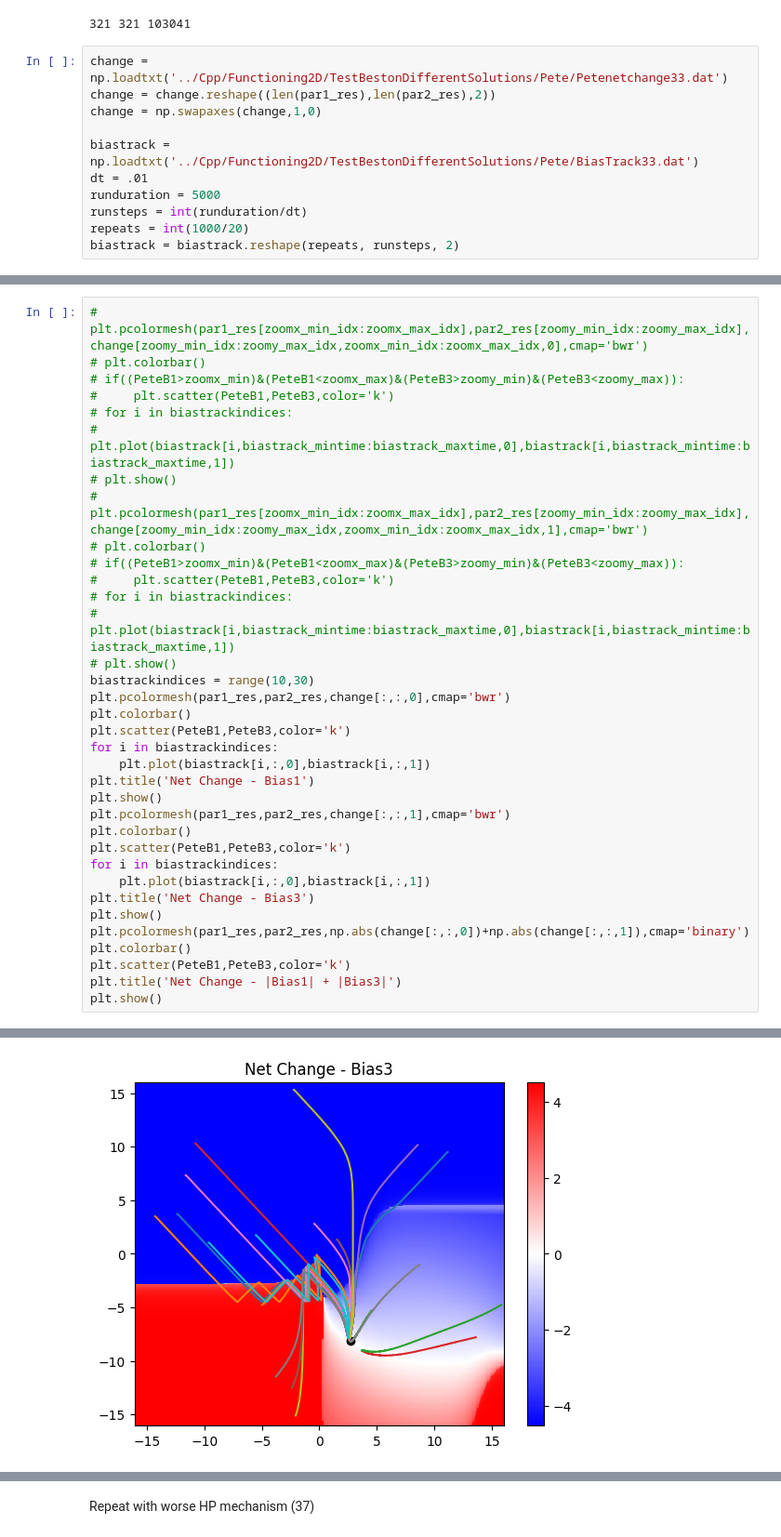
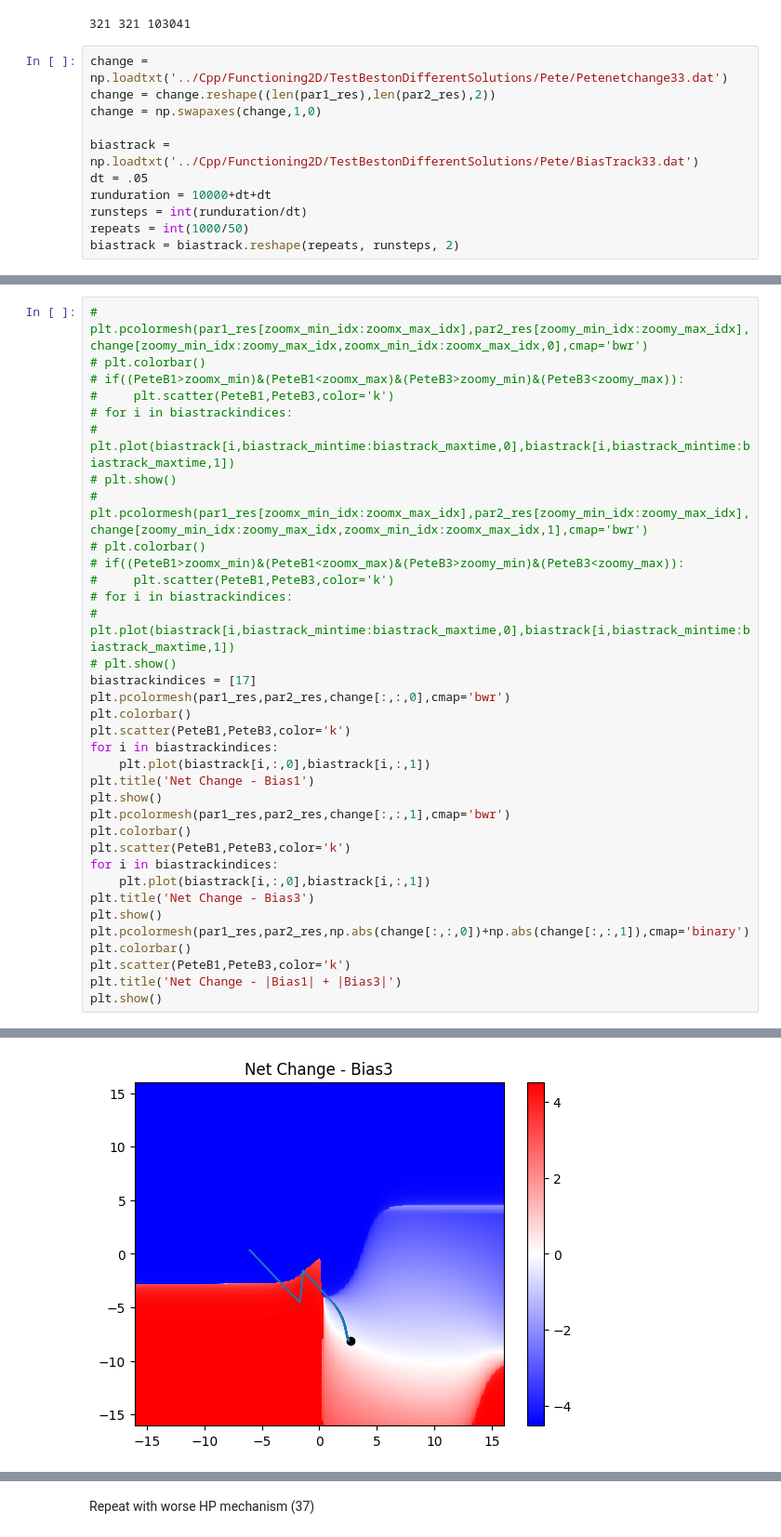
Before and after one commit to ljstolting/EvolvingHP, a Jupyter notebook: Python/VizNetChangeSlice.ipynb, the cells around one changed output, grey strips where cells are left out. Shown at 93% size. Saved outputs shown, nothing was run; the diff lists cells and outputs as text.

```diff
--- a/Python/VizNetChangeSlice.ipynb
+++ b/Python/VizNetChangeSlice.ipynb
@@ -29,10 +29,10 @@ change = change.reshape((len(par1_res),len(par2_res),2))
 change = np.swapaxes(change,1,0)
 
 biastrack = np.loadtxt('../Cpp/Functioning2D/TestBestonDifferentSolutions/Pete/BiasTrack33.dat')
-dt = .01
-runduration = 5000
+dt = .05
+runduration = 10000+dt+dt
 runsteps = int(runduration/dt)
-repeats = int(1000/20)
+repeats = int(1000/50)
 biastrack = biastrack.reshape(repeats, runsteps, 2)
 # %%
 #define zoom parameters
@@ -67,7 +67,7 @@ PeteB3 = -8.09309
 # for i in biastrackindices:
 #     plt.plot(biastrack[i,biastrack_mintime:biastrack_maxtime,0],biastrack[i,biastrack_mintime:biastrack_maxtime,1])
 # plt.show()
-biastrackindices = range(10,30)
+biastrackindices = [17]
 plt.pcolormesh(par1_res,par2_res,change[:,:,0],cmap='bwr')
 plt.colorbar()
 plt.scatter(PeteB1,PeteB3,color='k')
@@ -92,4 +92,4 @@ plt.show()
-[figure, old version]
+[figure, new version]
 [figure]
 # %% [markdown]
 Repeat with worse HP mechanism (37)
```
Also changed, not shown: parts of 10 cells of this notebook, 38 other files.
